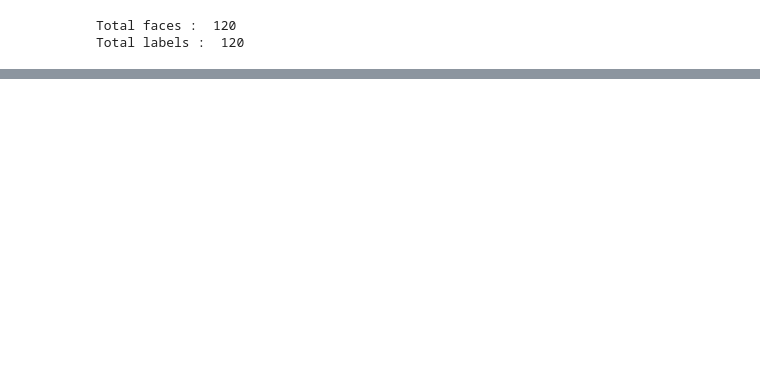
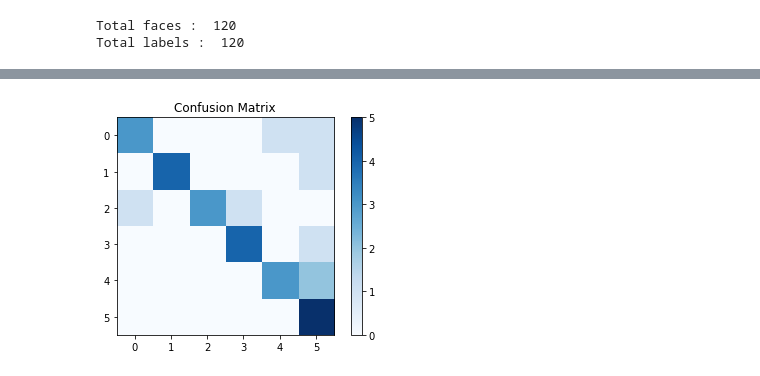
Before and after one commit to aditipraveen/Face-Recognition, a Jupyter notebook: Face Recognition.ipynb, the cells around one changed output, grey strips where cells are left out. Saved outputs shown, nothing was run; the diff lists cells and outputs as text; code cells hidden in the pictures; blank space fills up the shorter version.

```diff
--- a/Face Recognition.ipynb
+++ b/Face Recognition.ipynb
@@ -160,0 +178,12 @@ plt.show()
+# %%
+actual = []
+pred = []
+test_path = "C:/Users/Hp/GITHUB/Face-Recognition/Test"
+for person in os.listdir(test_path):
+    path = test_path + "/" + person
+    for img in os.listdir(path):
+        img_path = path + "/" + img
+        test_img = cv2.imread(img_path)
+        _, pred_label = predict(test_img)
+        actual.append(int(person))
+        pred.append(pred_label[0])
@@ -160,0 +198,9 @@ plt.show()
+# %%
+from sklearn.metrics import accuracy_score, classification_report, confusion_matrix
+lbph_accuracy = accuracy_score(actual, pred)
+print("Accuarcy score: ", lbph_accuracy)
+print()
+print("Classification Report: \n", classification_report(actual, pred))
+print()
+con_mat = confusion_matrix(actual, pred)
+print("Confusion Matrix : \n", con_mat)
@@ -160,0 +225,11 @@ plt.show()
+# %%
+classes = np.unique(np.array(actual))
+
+plt.imshow(con_mat, interpolation='nearest', cmap='Blues')
+plt.title('Confusion Matrix')
+plt.colorbar()
+plt.xticks(range(len(classes)), classes)
+plt.yticks(range(len(classes)), classes)
+plt.show()
+# %% [output]
+[figure, added]
```
Also changed, not shown: parts of 14 cells of this notebook, 1 other file.
